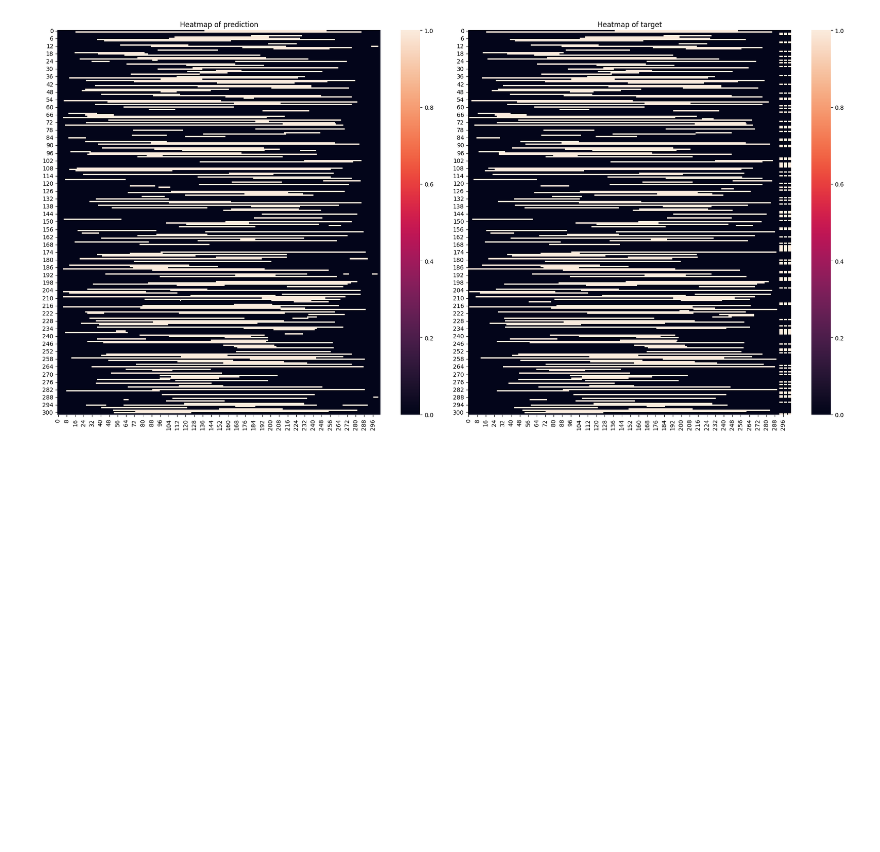
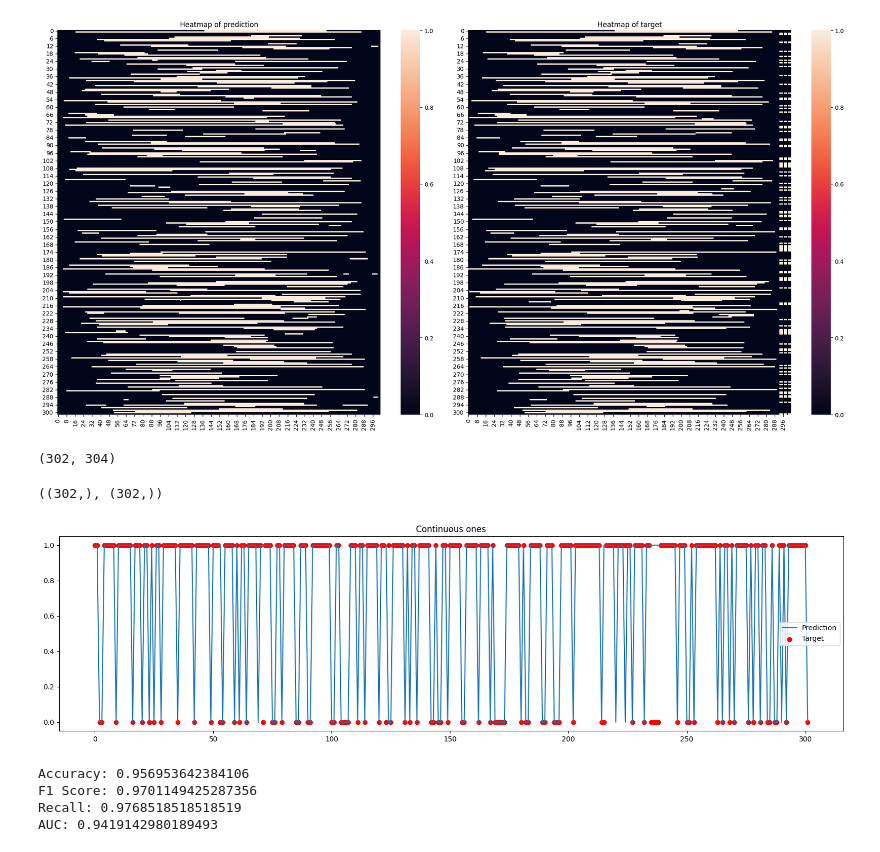
Before and after one commit to Shaun-Z/Pytorch-Unet-timeseries, a Jupyter notebook: predict_func.ipynb, the cells around one changed output. Saved outputs shown, nothing was run; the diff lists cells and outputs as text; code cells hidden in the pictures; blank space fills up the shorter version.

Commit message:
Add demos for wrapped predict function

```diff
--- a/predict_func.ipynb
+++ b/predict_func.ipynb
@@ -82,3 +82,60 @@ ax2.set_title('Heatmap of target')
 plt.tight_layout()
 # %% [output]
 [figure]
+# %%
+mask_pred.shape
+# %% [output]
+(302, 304)
+# %%
+def mark_continuous_ones(data, threshold=7):
+    df_data = pd.DataFrame(data)
+    def has_continuous_ones(row):
+        count = 0
+        for value in row:
+            if value == 1:
+                count += 1
+                if count >= threshold:
+                    return True
+            else:
+                count = 0
+        return False
+
+    return df_data.apply(has_continuous_ones, axis=1)
+# %%
+mask_pred_marked = mark_continuous_ones(mask_pred, threshold=7)
+mask_marked = mark_continuous_ones(mask_val, threshold=7)
+mask_pred_marked.shape, mask_marked.shape
+# %% [output]
+((302,), (302,))
+# %%
+plt.figure(figsize=(20, 5))
+plt.plot(mask_pred_marked, label='Prediction')
+plt.scatter(np.arange(len(mask_marked)), mask_marked, label='Target', color='red')
+plt.title('Continuous ones')
+plt.legend()
+plt.show()
+# %% [output]
+[figure, added]
+# %%
+from sklearn.metrics import accuracy_score, f1_score, recall_score, roc_auc_score
+
+# Calculate accuracy
+accuracy = accuracy_score(mask_marked, mask_pred_marked)
+
+# Calculate F1 score
+f1 = f1_score(mask_marked, mask_pred_marked)
+
+# Calculate recall
+recall = recall_score(mask_marked, mask_pred_marked)
+
+auc = roc_auc_score(mask_marked, mask_pred_marked)
+
+print(f'Accuracy: {accuracy}')
+print(f'F1 Score: {f1}')
+print(f'Recall: {recall}')
+print(f'AUC: {auc}')
+# %% [output]
+Accuracy: 0.956953642384106
+F1 Score: 0.9701149425287356
+Recall: 0.9768518518518519
+AUC: 0.9419142980189493
```
Also changed, not shown: parts of 1 cell of this notebook, 6 other files.
